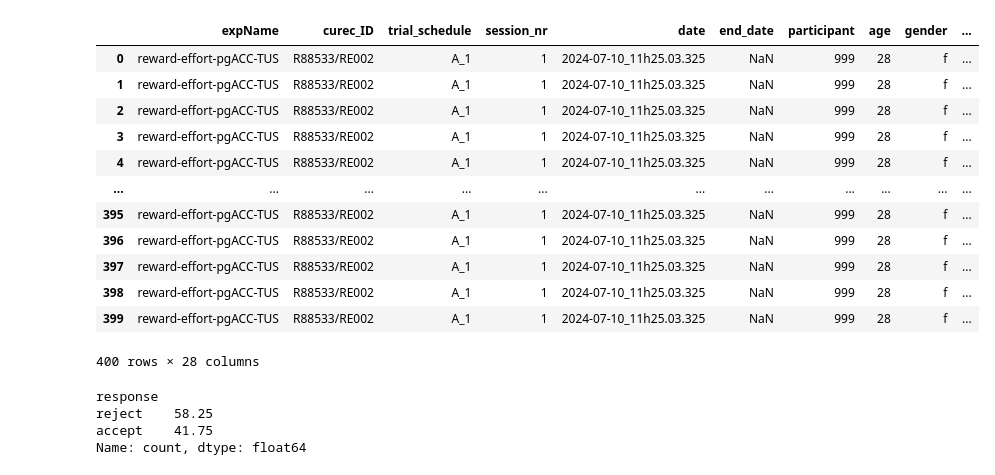
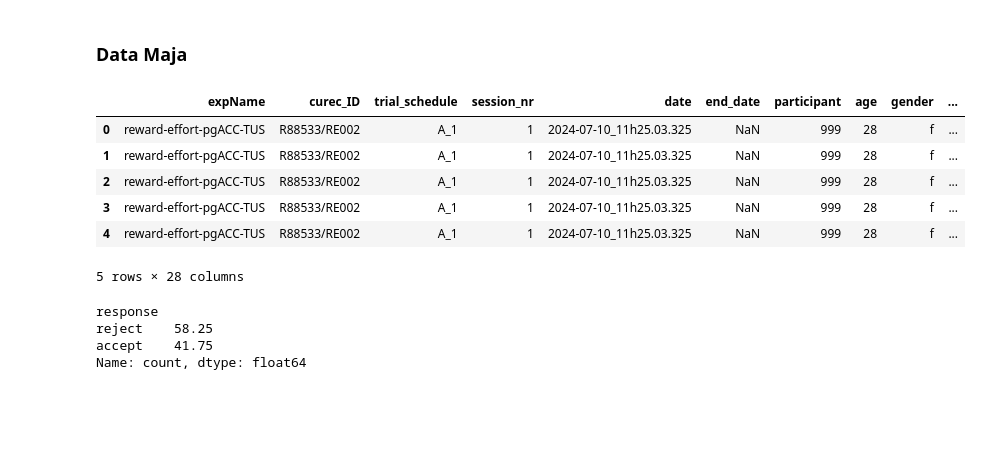
Before and after one commit to MajaFriedemann/reward-effort-task, a Jupyter notebook: analysis/test_data_analysis.ipynb, the cells around one changed output. Cells and saved outputs as stored; diff of their text form; code cells hidden in the pictures; blank space fills up the shorter version.

```diff
--- a/analysis/test_data_analysis.ipynb
+++ b/analysis/test_data_analysis.ipynb
@@ -3,19 +54,15 @@ import pandas as pd
+# %% [markdown]
+### Data Maja
 # %%
 data_maja = pd.read_csv('../experiment_code/data/999_1_2024-07-10_11h25.03.325.csv')
 # %%
-data_maja
+data_maja.head()
 # %% [output]
 |  | expName | curec_ID | trial_schedule | session_nr | date | end_date | participant | age | gender | ... |
 | 0 | reward-effort-pgACC-TUS | R88533/RE002 | A_1 | 1 | 2024-07-10_11h25.03.325 | NaN | 999 | 28 | f | ... |
 | 1 | reward-effort-pgACC-TUS | R88533/RE002 | A_1 | 1 | 2024-07-10_11h25.03.325 | NaN | 999 | 28 | f | ... |
 | 2 | reward-effort-pgACC-TUS | R88533/RE002 | A_1 | 1 | 2024-07-10_11h25.03.325 | NaN | 999 | 28 | f | ... |
 | 3 | reward-effort-pgACC-TUS | R88533/RE002 | A_1 | 1 | 2024-07-10_11h25.03.325 | NaN | 999 | 28 | f | ... |
 | 4 | reward-effort-pgACC-TUS | R88533/RE002 | A_1 | 1 | 2024-07-10_11h25.03.325 | NaN | 999 | 28 | f | ... |
-| ... | ... | ... | ... | ... | ... | ... | ... | ... | ... | ... |
-| 395 | reward-effort-pgACC-TUS | R88533/RE002 | A_1 | 1 | 2024-07-10_11h25.03.325 | NaN | 999 | 28 | f | ... |
-| 396 | reward-effort-pgACC-TUS | R88533/RE002 | A_1 | 1 | 2024-07-10_11h25.03.325 | NaN | 999 | 28 | f | ... |
-| 397 | reward-effort-pgACC-TUS | R88533/RE002 | A_1 | 1 | 2024-07-10_11h25.03.325 | NaN | 999 | 28 | f | ... |
-| 398 | reward-effort-pgACC-TUS | R88533/RE002 | A_1 | 1 | 2024-07-10_11h25.03.325 | NaN | 999 | 28 | f | ... |
-| 399 | reward-effort-pgACC-TUS | R88533/RE002 | A_1 | 1 | 2024-07-10_11h25.03.325 | NaN | 999 | 28 | f | ... |
-400 rows × 28 columns
+5 rows × 28 columns
 # %%
```
Also changed, not shown: parts of 11 cells of this notebook, 2 other files.
